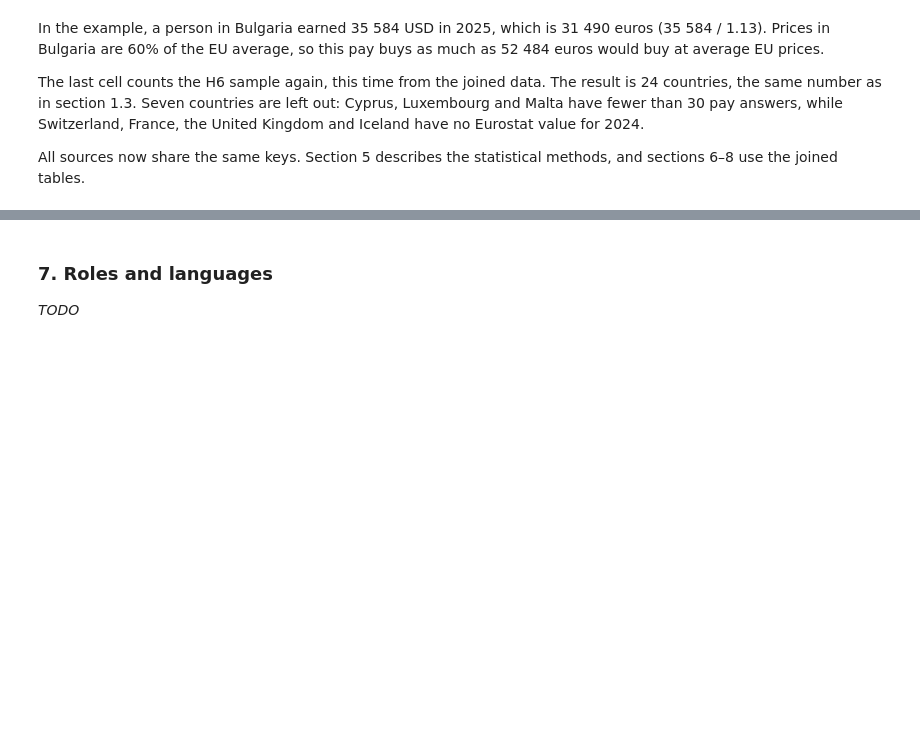
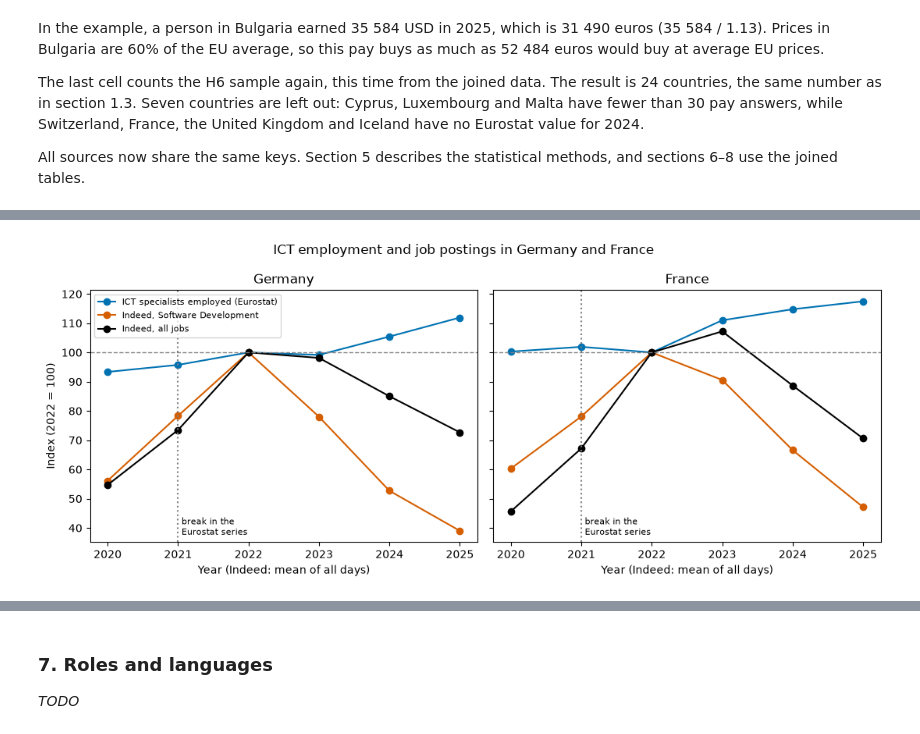
Before and after one commit to N1ko-Gr/eu-tech-job-market, a Jupyter notebook: eu_tech_job_market.ipynb, the cells around one changed output, grey strips where cells are left out. Cells and saved outputs as stored; diff of their text form; code cells hidden in the pictures; blank space fills up the shorter version.

```diff
--- a/eu_tech_job_market.ipynb
+++ b/eu_tech_job_market.ipynb
@@ -1046,0 +1365,13 @@ _TODO_
+# %%
+monthly_postings = (postings.groupby(["country", "display_name", pd.Grouper(key="date", freq="MS")])
+                    ["indeed_job_postings_index"].mean())
+peaks = []
+for (country, name), series in monthly_postings.groupby(level=["country", "display_name"]):
+    peak_month = series.idxmax()[2]
+    latest = postings.loc[(postings["country"] == country) & (postings["display_name"] == name)
+                          & (postings["date"] == LATEST_DAY), "indeed_job_postings_index"].item()
+    peaks.append({"country": country, "series": name, "highest month": peak_month.strftime("%Y-%m"),
+                  "highest (monthly mean)": series.max(), f"on {LATEST_DAY.date()}": latest,
+                  "change from highest (%)": percent_change(series.max(), latest)})
+peak_table = pd.DataFrame(peaks).set_index(["country", "series"]).round(1)
+peak_table
@@ -1046,0 +1395,7 @@ _TODO_
+# %%
+# did every tech sector fall more from its highest point than all jobs in the same country?
+change = peak_table["change from highest (%)"]
+for country in ["DE", "FR", "GB"]:
+    tech_changes = change[country].drop("All jobs")
+    print(f"{country}: all jobs {change[country, 'All jobs']:.1f}%, tech sectors from {tech_changes.max():.1f}% "
+          f"to {tech_changes.min():.1f}%, all fell more: {(tech_changes < change[country, 'All jobs']).all()}")
@@ -1046,0 +1422,34 @@ _TODO_
+# %%
+BASE_YEAR = 2022
+q2_years = range(2020, 2026)
+
+ict_people = by_country_year(eurostat["ICT specialists"].query("unit == 'THS_PER'"))
+indeed_sector_yearly = (indeed_tech.assign(year=indeed_tech["date"].dt.year)
+                        .groupby(["country", "display_name", "year"])["indeed_job_postings_index"].mean())
+
+q2_series = {}
+for country in ["DE", "FR"]:
+    q2_series[country] = pd.DataFrame({
+        "ICT specialists employed (Eurostat)": ict_people[country],
+        "Indeed, Software Development": indeed_sector_yearly[country, "Software Development"],
+        "Indeed, all jobs": indeed_yearly[country],
+    }).loc[q2_years].apply(rebase, base=BASE_YEAR)
+
+Q2_COLOURS = {"ICT specialists employed (Eurostat)": OKABE_ITO[4], "Indeed, Software Development": OKABE_ITO[5],
+              "Indeed, all jobs": "#000000"}
+fig, axes = plt.subplots(1, 2, figsize=(11, 4.5), sharey=True)
+for ax, (country, table) in zip(axes, q2_series.items()):
+    for column, colour in Q2_COLOURS.items():
+        ax.plot(table.index, table[column], marker="o", color=colour, label=column)
+    ax.axhline(100, color="grey", linestyle="--", linewidth=1)
+    ax.axvline(2021, color="grey", linestyle=":", linewidth=1.5)
+    ax.text(2021.05, 0.03, "break in the\nEurostat series", transform=ax.get_xaxis_transform(), fontsize=8)
+    ax.set_title(COUNTRIES[country])
+    ax.set_xlabel("Year (Indeed: mean of all days)")
+axes[0].set_ylabel(f"Index ({BASE_YEAR} = 100)")
+axes[0].legend(loc="upper left", fontsize=8)
+fig.suptitle("ICT employment and job postings in Germany and France")
+fig.tight_layout()
+plt.show()
+# %% [output]
+[figure, added]
```
Also changed, not shown: parts of 31 cells of this notebook, 1 other file.
